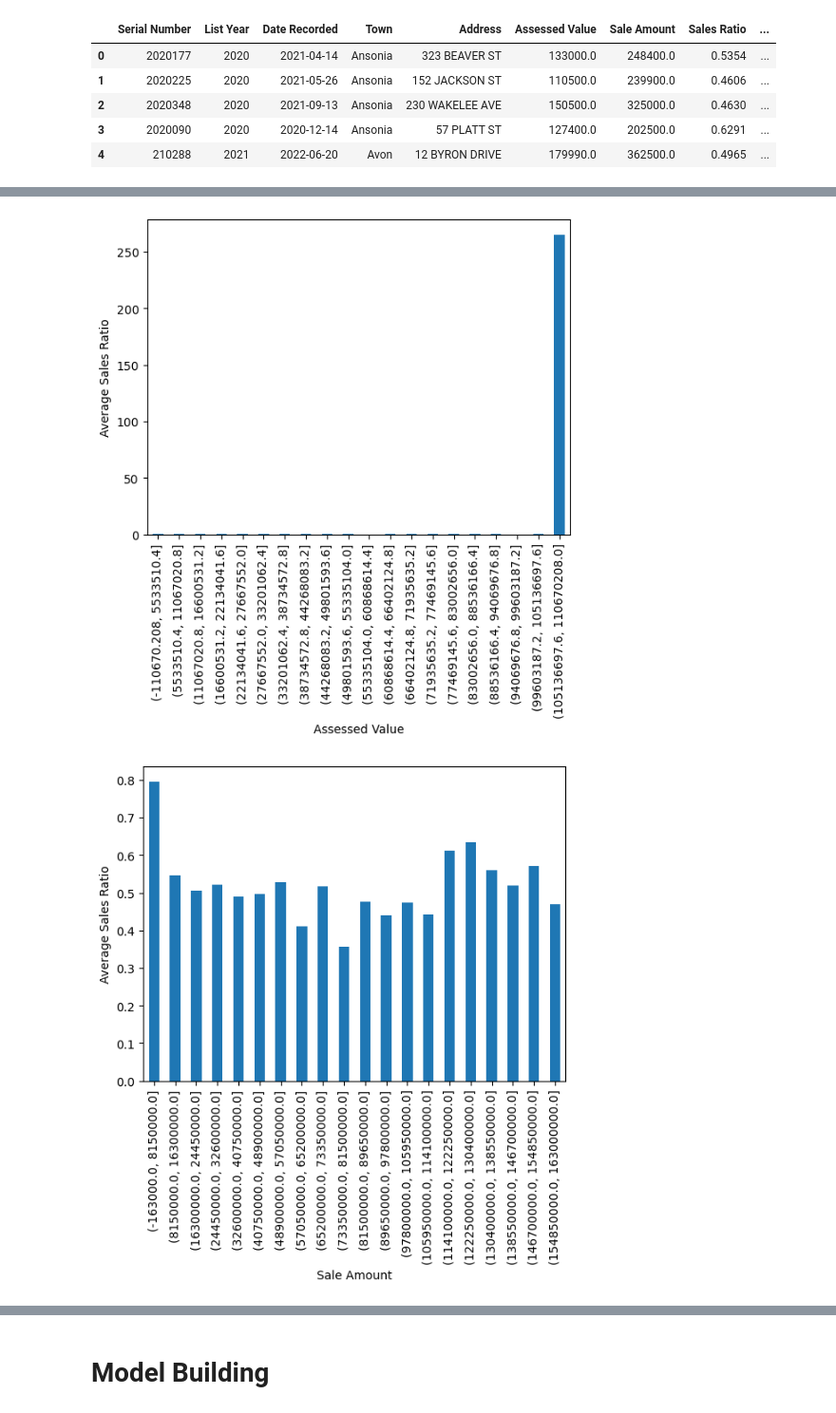
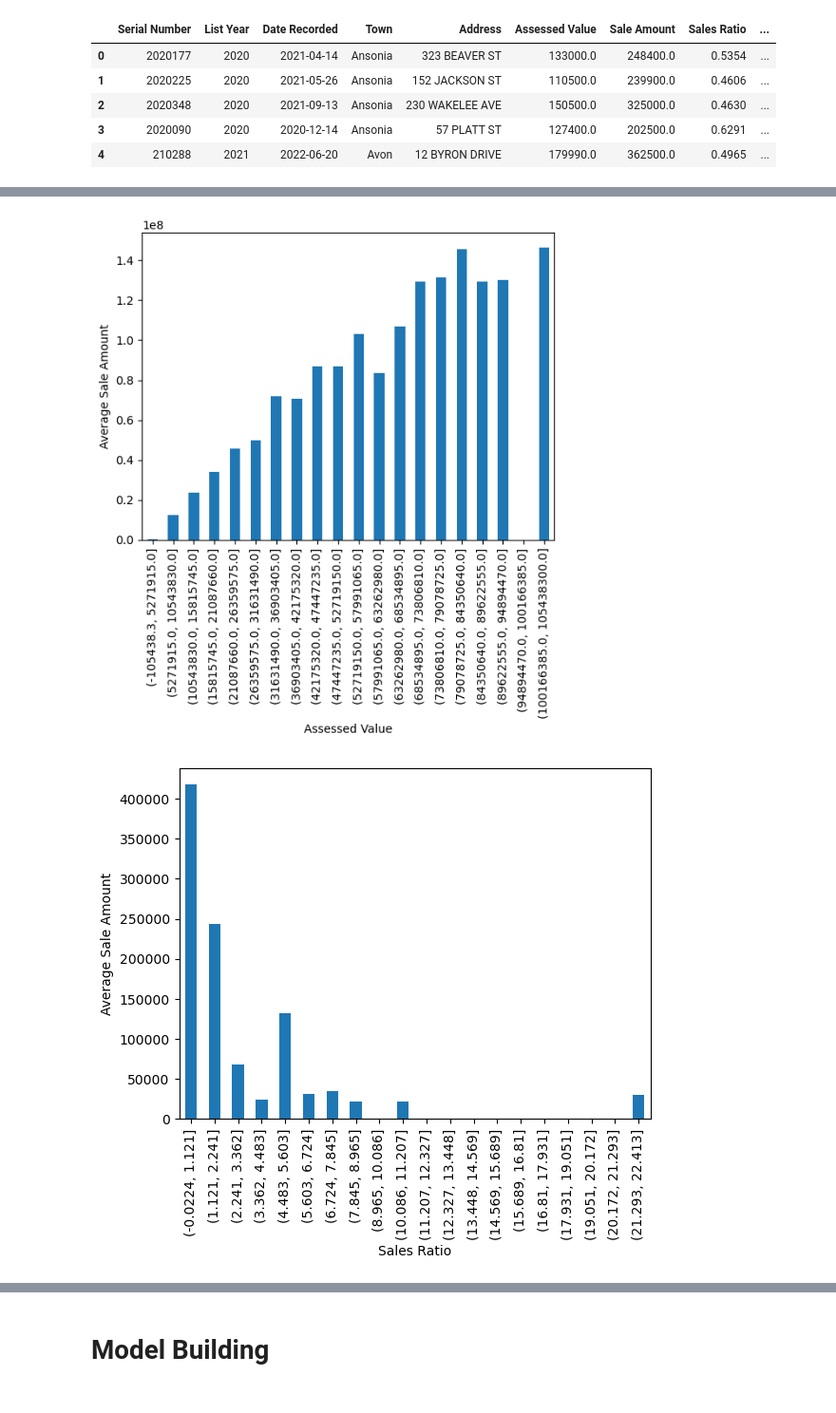
Before and after one commit to jonahmougoue/Connecticut-Real-Estate-Analysis, a Jupyter notebook: RealEstatePrediction.ipynb, the cells around one changed output, grey strips where cells are left out. Shown at 95% size. Drawn from its saved outputs; the diff is of its cells as text; code cells hidden in the pictures.

Commit message:
Added plots showing model performance

```diff
--- a/RealEstatePrediction.ipynb
+++ b/RealEstatePrediction.ipynb
@@ -336,14 +347,11 @@ Removing outliers:
 '''
 threshold = df['Assessed Value'].nlargest(1).min()
 df = df[df['Assessed Value'] < threshold]
-
-threshold = df['Sales Ratio'].nlargest(1).min()
-df = df[df['Sales Ratio'] < threshold]
 threshold = df['Sale Amount'].nlargest(1000).min()
 df = df[df['Sale Amount'] < threshold]
 '''
-
-
+threshold = df['Sales Ratio'].nlargest(2).min()
+df = df[df['Sales Ratio'] < threshold]
 
 _,_, bar = plt.hist(df['Sales Ratio'])
 plt.yscale('log')
@@ -417,0 +432,17 @@ for col in categoric_columns:
+# %%
+for col in categoric_columns:
+    plt.figure(figsize=(16,4))
+    if col == 'Property Type':
+        plt.yscale('log')
+    ax = df[col].value_counts().plot(kind='bar')
+    ax.bar_label(ax.containers[0])
+    plt.ylabel('Count')
+    plt.show()
+
+
+for col in large_categoric_columns:
+    plt.figure(figsize=(16,4))
+    ax = df[col].value_counts().nlargest(10).plot(kind='bar')
+    ax.bar_label(ax.containers[0])
+    plt.ylabel('Count')
+    plt.show()
@@ -418,21 +461,26 @@ for col in categoric_columns:
 # %%
-numeric_columns = ['Assessed Value','Sale Amount','Sales Ratio']
-
-results = numeric_columns[2]
+results = numeric_columns[1]
 
 for col in numeric_columns:
     if col == results:
         continue
     df.groupby(pd.cut(df[col],bins = 20),observed=False)[results].mean().plot(kind = 'bar')
     plt.xlabel(col)
     plt.ylabel(f'Average {results}')
     plt.show()
 
 for col in categoric_columns:
     ax = df.groupby(col,observed=False)[results].mean().plot(kind='bar')
     plt.xlabel(col)
     plt.ylabel(f'Average {results}')
     plt.show()
+
+
+for col in large_categoric_columns:
+    ax = df.groupby(col,observed=False)[results].mean().nlargest(10).plot(kind='bar')
+    ax.bar_label(ax.containers[0])
+    plt.ylabel(f'Average {results}')
+    plt.show()
 # %% [output]
-[figure, old version]
+[figure, new version]
-[figure, old version]
+[figure, new version]
```
Also changed, not shown: parts of 27 cells of this notebook.
